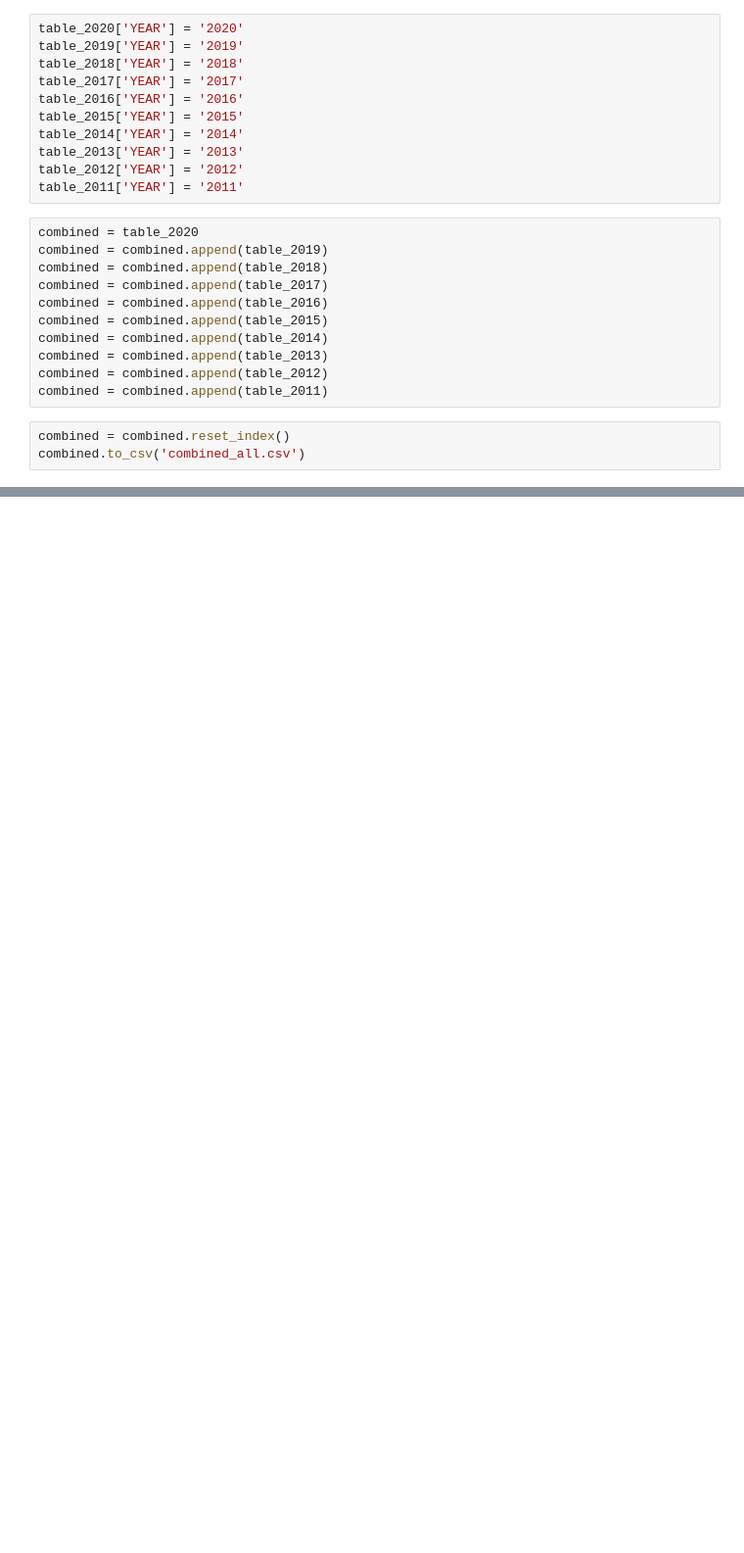
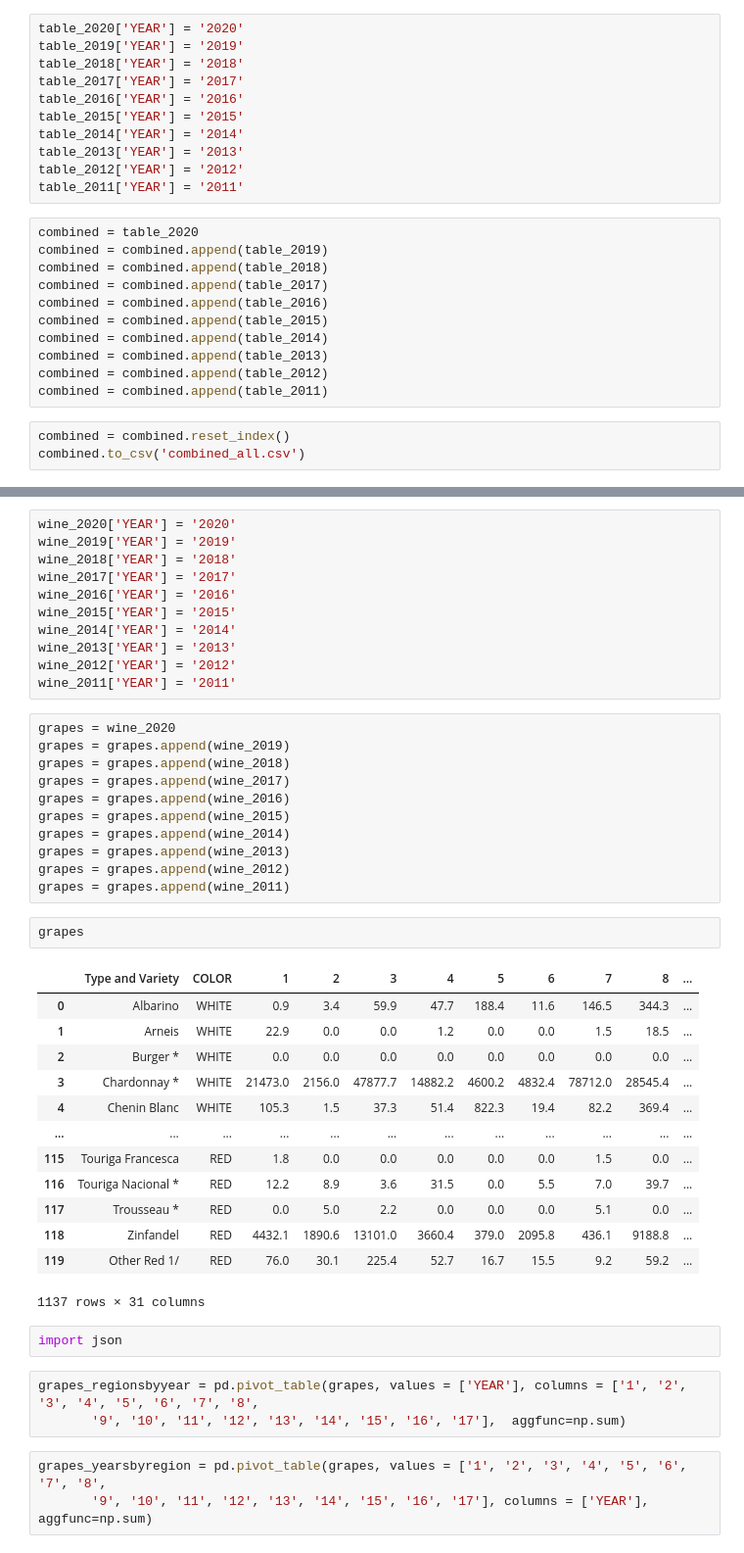
Before and after one commit to jluicci/w209_wine_fires, a Jupyter notebook: usda/viz_final_proj.ipynb, the cells around one changed output, grey strips where cells are left out. Shown at 98% size. Drawn from its saved outputs; the diff is of its cells as text; blank space fills up the shorter version.

```diff
--- a/usda/viz_final_proj.ipynb
+++ b/usda/viz_final_proj.ipynb
@@ -100,0 +153,46 @@ combined.to_csv('combined_all.csv')
+# %%
+wine_2020['YEAR'] = '2020'
+wine_2019['YEAR'] = '2019'
+wine_2018['YEAR'] = '2018'
+wine_2017['YEAR'] = '2017'
+wine_2016['YEAR'] = '2016'
+wine_2015['YEAR'] = '2015'
+wine_2014['YEAR'] = '2014'
+wine_2013['YEAR'] = '2013'
+wine_2012['YEAR'] = '2012'
+wine_2011['YEAR'] = '2011'
+# %%
+grapes = wine_2020
+grapes = grapes.append(wine_2019)
+grapes = grapes.append(wine_2018)
+grapes = grapes.append(wine_2017)
+grapes = grapes.append(wine_2016)
+grapes = grapes.append(wine_2015)
+grapes = grapes.append(wine_2014)
+grapes = grapes.append(wine_2013)
+grapes = grapes.append(wine_2012)
+grapes = grapes.append(wine_2011)
+# %%
+grapes
+# %% [output]
+|  | Type and Variety | COLOR | 1 | 2 | 3 | 4 | 5 | 6 | 7 | 8 | ... |
+| 0 | Albarino | WHITE | 0.9 | 3.4 | 59.9 | 47.7 | 188.4 | 11.6 | 146.5 | 344.3 | ... |
+| 1 | Arneis | WHITE | 22.9 | 0.0 | 0.0 | 1.2 | 0.0 | 0.0 | 1.5 | 18.5 | ... |
+| 2 | Burger * | WHITE | 0.0 | 0.0 | 0.0 | 0.0 | 0.0 | 0.0 | 0.0 | 0.0 | ... |
+| 3 | Chardonnay * | WHITE | 21473.0 | 2156.0 | 47877.7 | 14882.2 | 4600.2 | 4832.4 | 78712.0 | 28545.4 | ... |
+| 4 | Chenin Blanc | WHITE | 105.3 | 1.5 | 37.3 | 51.4 | 822.3 | 19.4 | 82.2 | 369.4 | ... |
+| ... | ... | ... | ... | ... | ... | ... | ... | ... | ... | ... | ... |
+| 115 | Touriga Francesca | RED | 1.8 | 0.0 | 0.0 | 0.0 | 0.0 | 0.0 | 1.5 | 0.0 | ... |
+| 116 | Touriga Nacional * | RED | 12.2 | 8.9 | 3.6 | 31.5 | 0.0 | 5.5 | 7.0 | 39.7 | ... |
+| 117 | Trousseau * | RED | 0.0 | 5.0 | 2.2 | 0.0 | 0.0 | 0.0 | 5.1 | 0.0 | ... |
+| 118 | Zinfandel | RED | 4432.1 | 1890.6 | 13101.0 | 3660.4 | 379.0 | 2095.8 | 436.1 | 9188.8 | ... |
+| 119 | Other Red 1/ | RED | 76.0 | 30.1 | 225.4 | 52.7 | 16.7 | 15.5 | 9.2 | 59.2 | ... |
+1137 rows × 31 columns
+# %%
+import json
+# %%
+grapes_regionsbyyear = pd.pivot_table(grapes, values = ['YEAR'], columns = ['1', '2', '3', '4', '5', '6', '7', '8',
+       '9', '10', '11', '12', '13', '14', '15', '16', '17'],  aggfunc=np.sum)
+# %%
+grapes_yearsbyregion = pd.pivot_table(grapes, values = ['1', '2', '3', '4', '5', '6', '7', '8',
+       '9', '10', '11', '12', '13', '14', '15', '16', '17'], columns = ['YEAR'],  aggfunc=np.sum)
```
Also changed, not shown: parts of 9 cells of this notebook, 1 other file.
